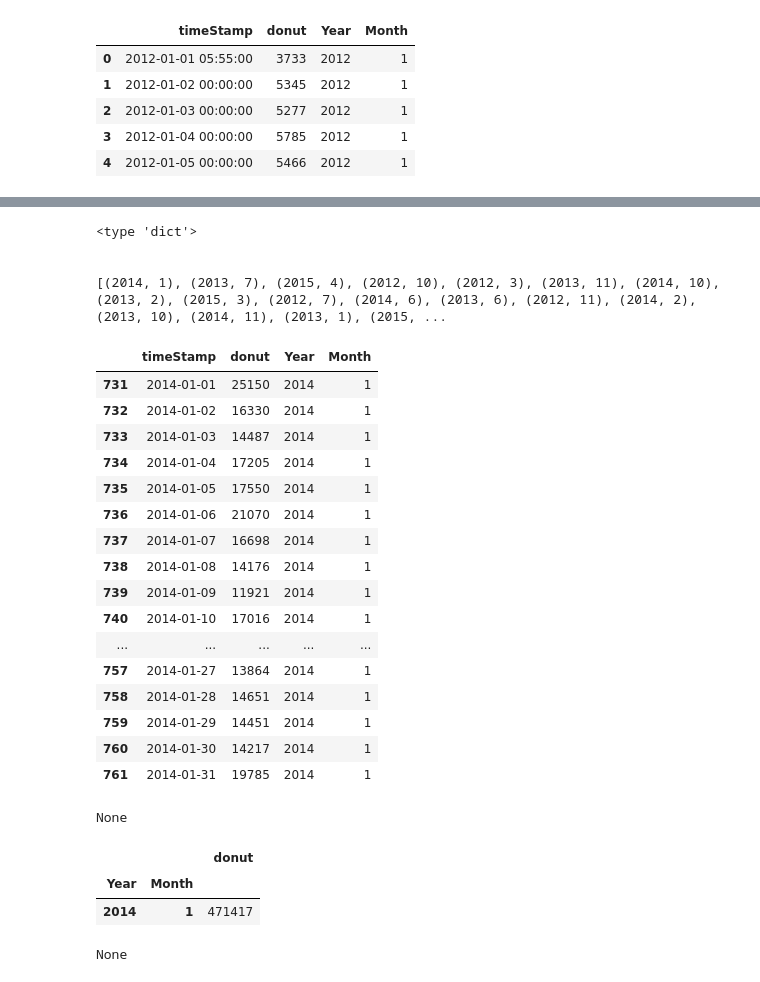
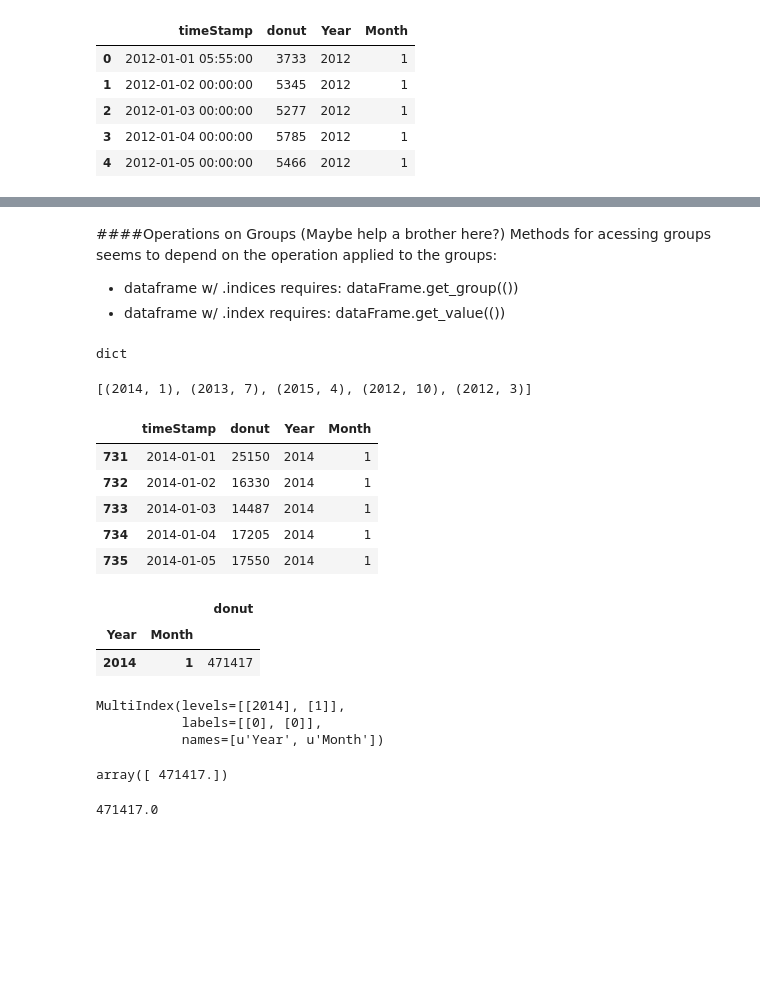
Before and after one commit to blehman/PyMNtos_ipynbD3_workshop, a Jupyter notebook: d3_notebook_example/notebooks/example.ipynb, the cells around one changed output, grey strips where cells are left out. Saved outputs shown, nothing was run; the diff lists cells and outputs as text; code cells hidden in the pictures; blank space fills up the shorter version.

```diff
--- a/d3_notebook_example/notebooks/example.ipynb
+++ b/d3_notebook_example/notebooks/example.ipynb
@@ -119,8 +122,8 @@ sampleData.head()
 ####Datetime Binning
 The datetime object has properties that make binning rather simple.
 # %%
-donut = cp_data.ix[:,("timeStamp","donut")]
-donut.head()
+donut = sampleData.ix[:,("timeStamp","donut")]
+display(donut.head())
 # %% [output]
 |  | timeStamp | donut |
 | 0 | 2012-01-01 05:55:00 | 3733 |
@@ -145,12 +150,14 @@ donut.head()
 The `groupby` method defaults to using groups as an index.
 # %%
-donut_groupby_yearmonth = donut.groupby(['Year','Month'],as_index = False)
-donut_groupby_yearmonth1 = donut.groupby(['Year','Month'])
+#donut_groupby_yearmonth = donut.groupby(['Year','Month'],as_index = False)
+donut_groupby_yearmonth = donut.groupby(['Year','Month'])
 
-print display(donut_groupby_yearmonth.head())
+display(donut_groupby_yearmonth.head(n=1))
 print
 print
-print display(donut_groupby_yearmonth1.head())
+#display(donut_groupby_yearmonth1.head(n=1))
+
+display(sampleData.timeStamp.max())
 # %% [output]
 |  | timeStamp | donut | Year | Month |
 | 0 | 2012-01-01 05:55:00 | 3733 | 2012 | 1 |
@@ -193,38 +180,40 @@ None
+# %% [markdown]
+####Operations on Groups (Maybe help a brother here?)
+Methods for acessing groups seems to depend on the operation applied to the groups:
+-  dataframe w/ .indices requires: dataFrame.get_group((<group>))
+-  dataframe w/ .index requires: dataFrame.get_value((<group>))
 # %%
-print type(donut_groupby_yearmonth.indices)
+# The result of the DataFrame.indices method is just a dictionary
+display(type(donut_groupby_yearmonth.indices))
+display(donut_groupby_yearmonth.indices.keys()[0:5])
+#display(donut_groupby_yearmonth.index #Error
 print
 print
-print donut_groupby_yearmonth.indices.keys()
+display(donut_groupby_yearmonth.get_group((2014, 1)).head(n=5))
 print
 print
-print display(donut_groupby_yearmonth.get_group((2014, 1)))
+donutTest = donut_groupby_yearmonth.get_group((2014, 1)).groupby(['Year','Month']).sum()
+display(donutTest)
 print
 print
-print display(donut_groupby_yearmonth.get_group((2014, 1)).groupby(['Year','Month']).sum())
+#display(test.indices) #Error
+display(donutTest.index)
+display(donutTest.donut.get_values())
+display(donutTest.donut.get_value((2014,1)))
 # %% [output]
-<type 'dict'>
-
-
-[(2014, 1), (2013, 7), (2015, 4), (2012, 10), (2012, 3), (2013, 11), (2014, 10), (2013, 2), (2015, 3), (2012, 7), (2014, 6), (2013, 6), (2012, 11), (2014, 2), (2013, 10), (2014, 11), (2013, 1), (2015, ...
+dict
+[(2014, 1), (2013, 7), (2015, 4), (2012, 10), (2012, 3)]
 |  | timeStamp | donut | Year | Month |
 | 731 | 2014-01-01 | 25150 | 2014 | 1 |
 | 732 | 2014-01-02 | 16330 | 2014 | 1 |
 | 733 | 2014-01-03 | 14487 | 2014 | 1 |
 | 734 | 2014-01-04 | 17205 | 2014 | 1 |
 | 735 | 2014-01-05 | 17550 | 2014 | 1 |
-| 736 | 2014-01-06 | 21070 | 2014 | 1 |
-| 737 | 2014-01-07 | 16698 | 2014 | 1 |
-| 738 | 2014-01-08 | 14176 | 2014 | 1 |
-| 739 | 2014-01-09 | 11921 | 2014 | 1 |
-| 740 | 2014-01-10 | 17016 | 2014 | 1 |
-| ... | ... | ... | ... | ... |
-| 757 | 2014-01-27 | 13864 | 2014 | 1 |
-| 758 | 2014-01-28 | 14651 | 2014 | 1 |
-| 759 | 2014-01-29 | 14451 | 2014 | 1 |
-| 760 | 2014-01-30 | 14217 | 2014 | 1 |
-| 761 | 2014-01-31 | 19785 | 2014 | 1 |
-None
 |  |  | donut |
 | Year | Month |  |
 | 2014 | 1 | 471417 |
-None
+MultiIndex(levels=[[2014], [1]],
+           labels=[[0], [0]],
+           names=[u'Year', u'Month'])
+array([ 471417.])
+471417.0
```
Also changed, not shown: parts of 26 cells of this notebook.
